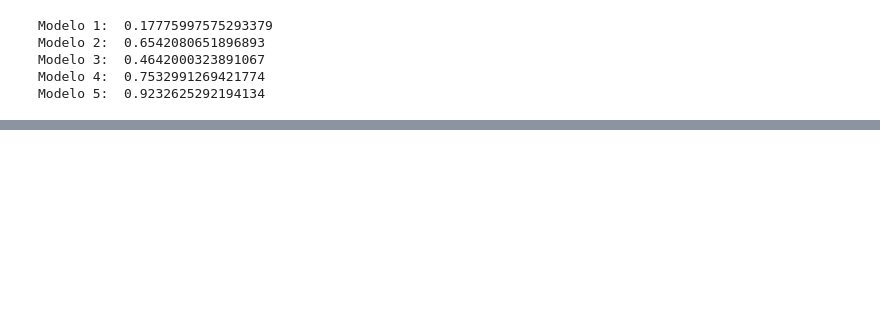
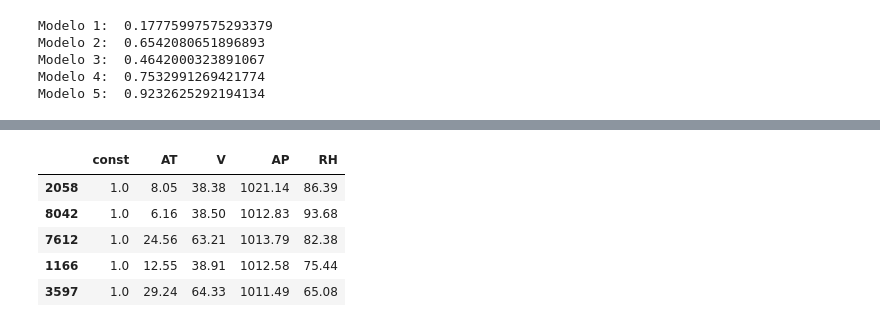
Before and after one commit to NiveskZ/estatistica-ml-alura, a Jupyter notebook: regressao-linear/exercicios_data_science.ipynb, the cells around one changed output, grey strips where cells are left out. Cells and saved outputs as stored; diff of their text form; code cells hidden in the pictures; blank space fills up the shorter version.

```diff
--- a/regressao-linear/exercicios_data_science.ipynb
+++ b/regressao-linear/exercicios_data_science.ipynb
@@ -159,0 +185,9 @@ Notes:
+# %%
+X_train.head()
+# %% [output]
+|  | const | AT | V | AP | RH |
+| 2058 | 1.0 | 8.05 | 38.38 | 1021.14 | 86.39 |
+| 8042 | 1.0 | 6.16 | 38.50 | 1012.83 | 93.68 |
+| 7612 | 1.0 | 24.56 | 63.21 | 1013.79 | 82.38 |
+| 1166 | 1.0 | 12.55 | 38.91 | 1012.58 | 75.44 |
+| 3597 | 1.0 | 29.24 | 64.33 | 1011.49 | 65.08 |
```
Also changed, not shown: parts of 17 cells of this notebook, 1 other file.
